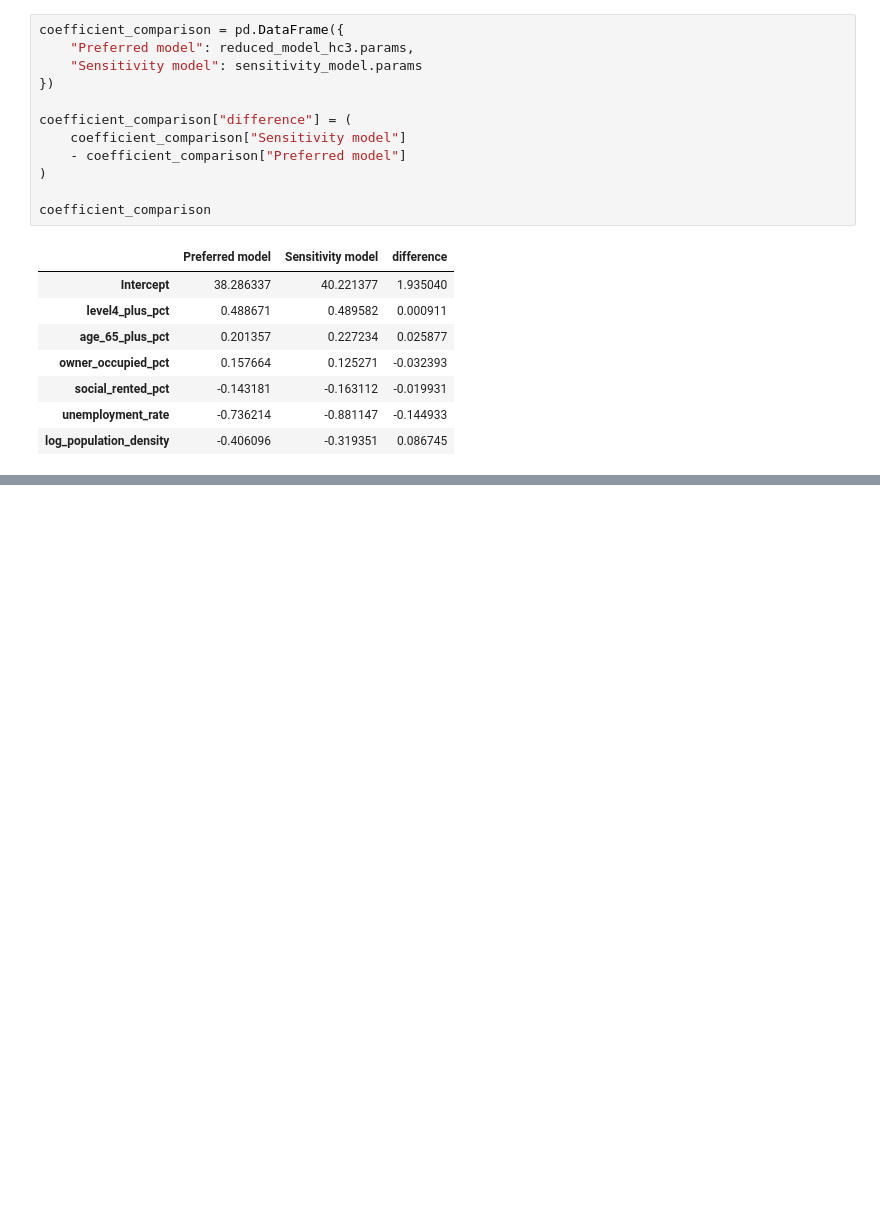
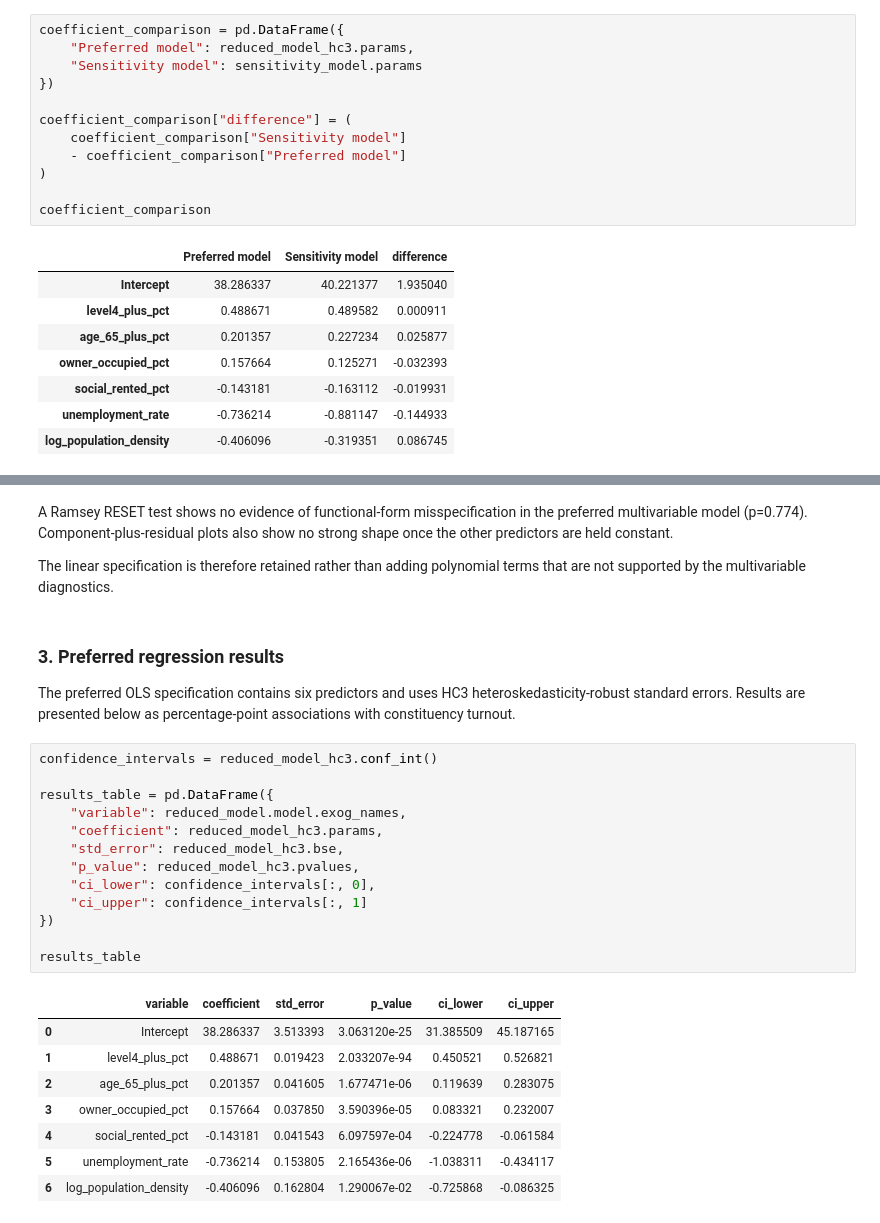
Before and after one commit to mjcurr2001/uk-turnout-analysis, a Jupyter notebook: notebooks/NB04_regression_analysis.ipynb, the cells around one changed output, grey strips where cells are left out. Cells and saved outputs as stored; diff of their text form; blank space fills up the shorter version.

```diff
--- a/notebooks/NB04_regression_analysis.ipynb
+++ b/notebooks/NB04_regression_analysis.ipynb
@@ -484,0 +531,33 @@ coefficient_comparison["difference"] = (
+# %% [markdown]
+A Ramsey RESET test shows no evidence of functional-form misspecification in
+the preferred multivariable model (p=0.774). Component-plus-residual plots also
+show no strong shape once the other predictors are held constant.
+
+The linear specification is therefore retained rather than adding polynomial
+terms that are not supported by the multivariable diagnostics.
+# %% [markdown]
+### 3. Preferred regression results
+
+The preferred OLS specification contains six predictors and uses HC3 heteroskedasticity-robust standard errors. Results are presented below as percentage-point associations with constituency turnout.
+# %%
+confidence_intervals = reduced_model_hc3.conf_int()
+
+results_table = pd.DataFrame({
+    "variable": reduced_model.model.exog_names,
+    "coefficient": reduced_model_hc3.params,
+    "std_error": reduced_model_hc3.bse,
+    "p_value": reduced_model_hc3.pvalues,
+    "ci_lower": confidence_intervals[:, 0],
+    "ci_upper": confidence_intervals[:, 1]
+})
+
+results_table
+# %% [output]
+|  | variable | coefficient | std_error | p_value | ci_lower | ci_upper |
+| 0 | Intercept | 38.286337 | 3.513393 | 3.063120e-25 | 31.385509 | 45.187165 |
+| 1 | level4_plus_pct | 0.488671 | 0.019423 | 2.033207e-94 | 0.450521 | 0.526821 |
+| 2 | age_65_plus_pct | 0.201357 | 0.041605 | 1.677471e-06 | 0.119639 | 0.283075 |
+| 3 | owner_occupied_pct | 0.157664 | 0.037850 | 3.590396e-05 | 0.083321 | 0.232007 |
+| 4 | social_rented_pct | -0.143181 | 0.041543 | 6.097597e-04 | -0.224778 | -0.061584 |
+| 5 | unemployment_rate | -0.736214 | 0.153805 | 2.165436e-06 | -1.038311 | -0.434117 |
+| 6 | log_population_density | -0.406096 | 0.162804 | 1.290067e-02 | -0.725868 | -0.086325 |
```
Also changed, not shown: parts of 18 cells of this notebook, 12 other files.
